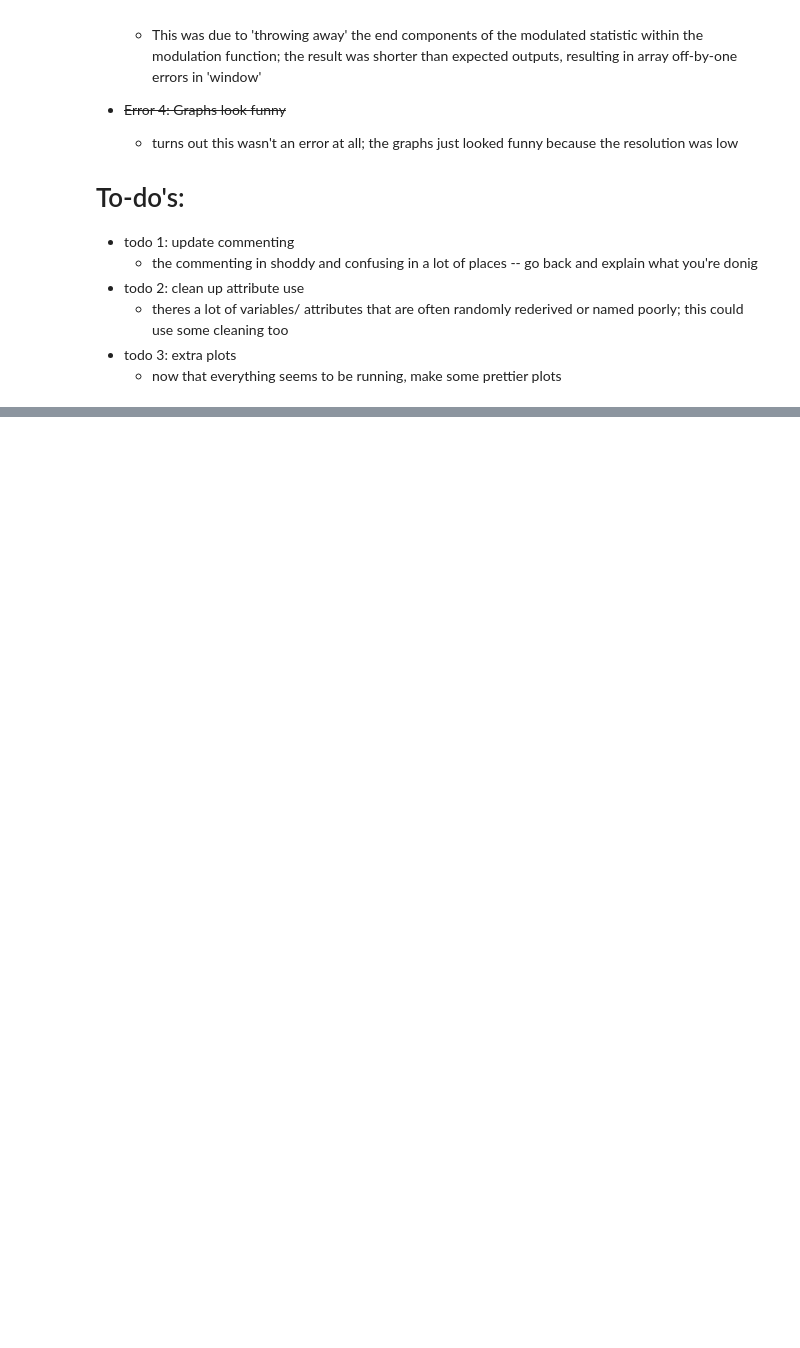
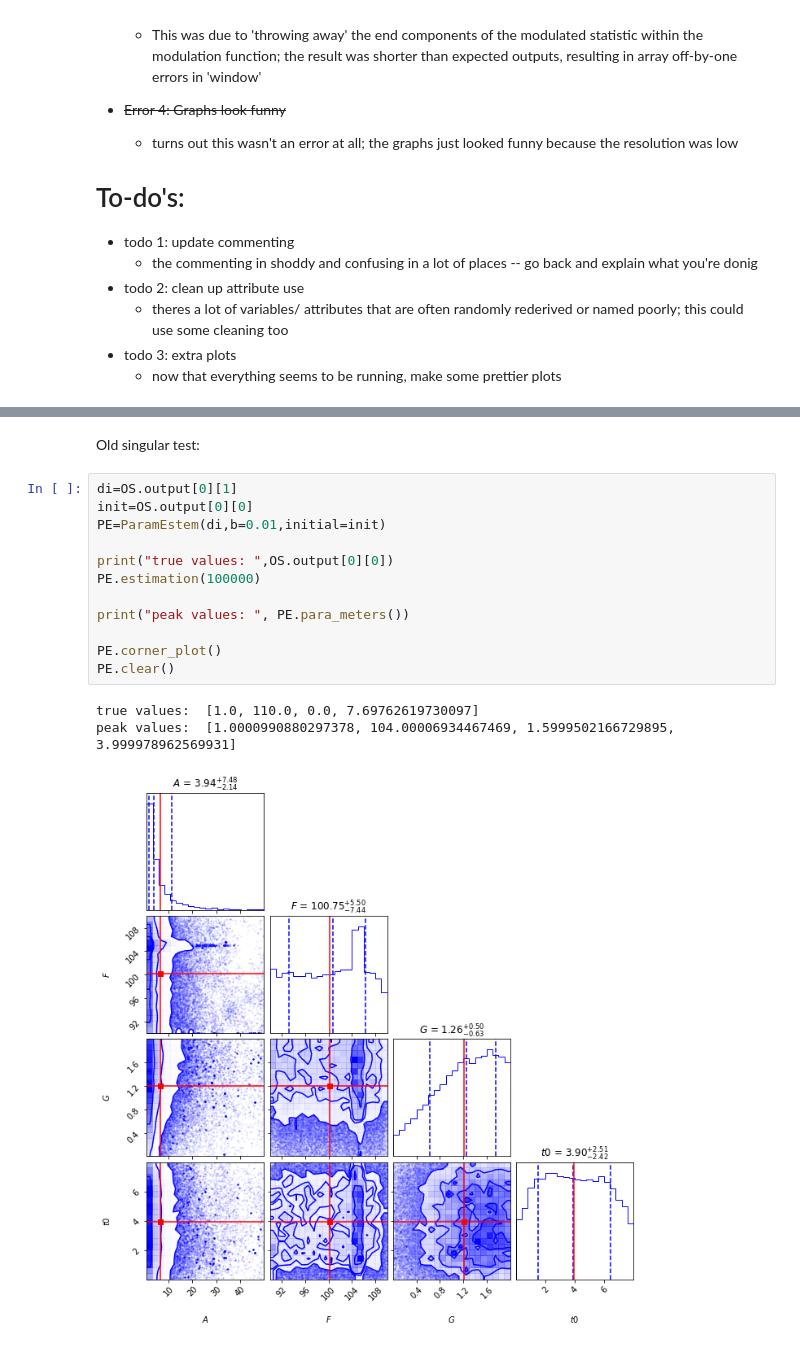
Before and after one commit to mickbrawler/Waveforms, a Jupyter notebook: OnSource_part_1.ipynb, the cells around one changed output, grey strips where cells are left out. Cells and saved outputs as stored; diff of their text form; blank space fills up the shorter version.

```diff
--- a/OnSource_part_1.ipynb
+++ b/OnSource_part_1.ipynb
@@ -908,0 +1099,18 @@ x=OnSource(10, 10, 10, 4, 10, 4, 0.3, 1, N_t=250)
+# %% [markdown]
+Old singular test:
+# %%
+di=OS.output[0][1]
+init=OS.output[0][0]
+PE=ParamEstem(di,b=0.01,initial=init)
+
+print("true values: ",OS.output[0][0])
+PE.estimation(100000)
+
+print("peak values: ", PE.para_meters())
+
+PE.corner_plot()
+PE.clear()
+# %% [output]
+true values:  [1.0, 110.0, 0.0, 7.69762619730097]
+peak values:  [1.0000990880297378, 104.00006934467469, 1.5999502166729895, 3.999978962569931]
+[figure, added]
```
Also changed, not shown: parts of 25 cells of this notebook.
